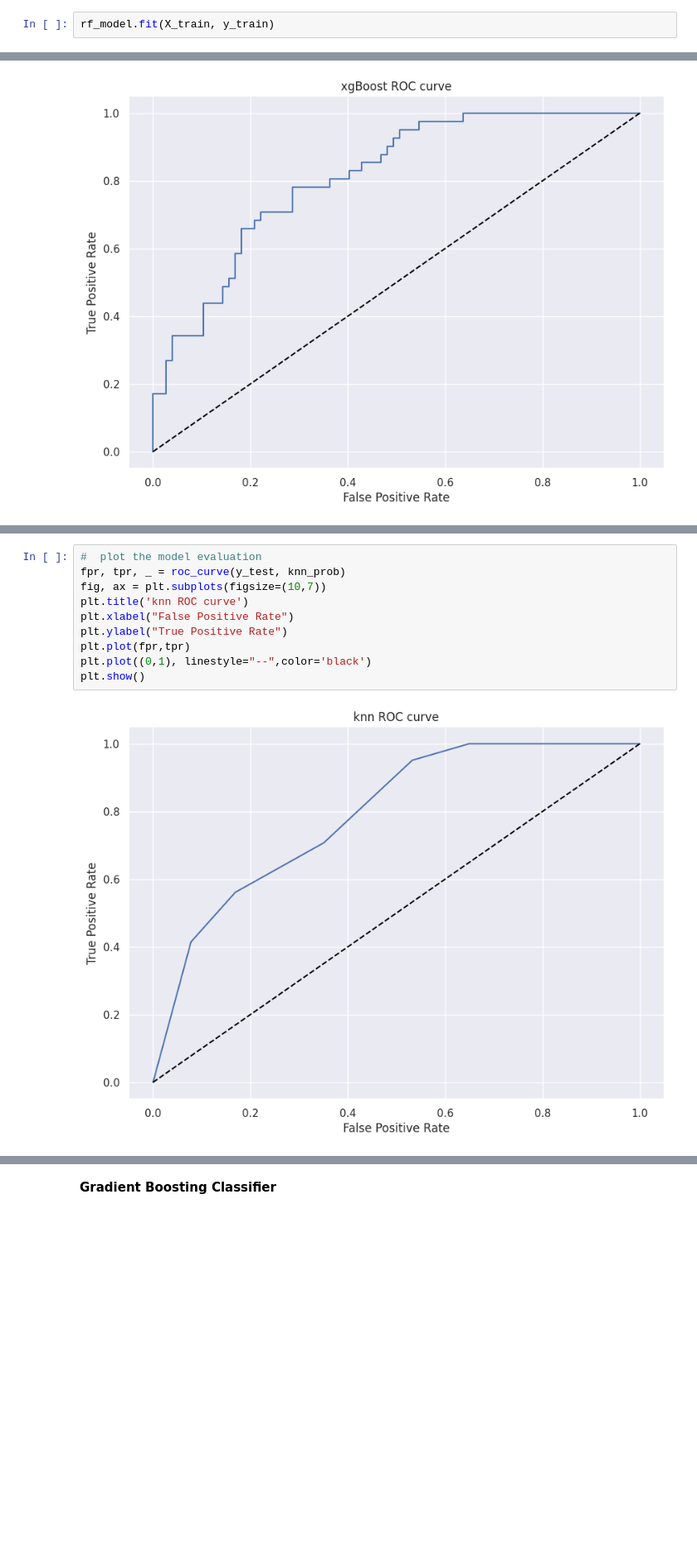
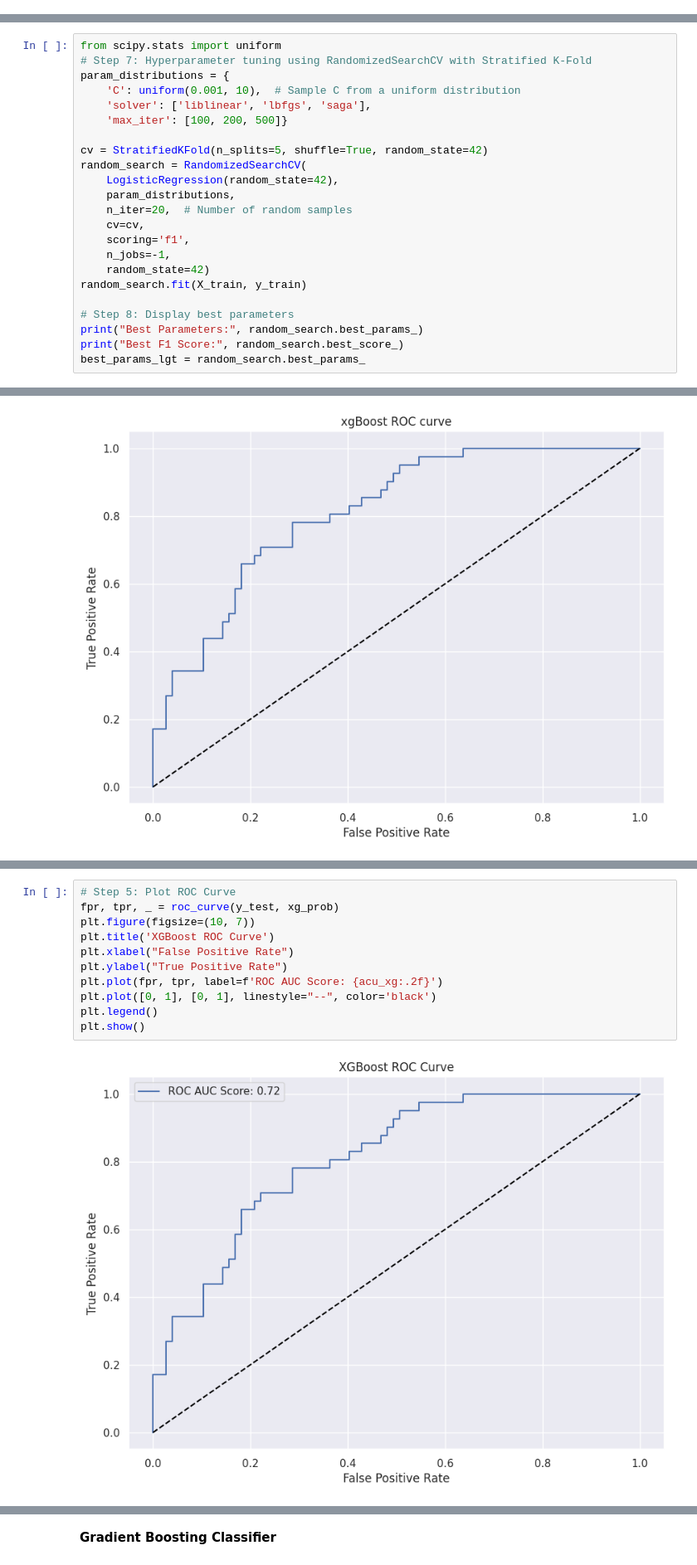
Before and after one commit to sparkysparo/Machine-Learning-for-Early-Prediction-Detection-and-Monitoring-of-Sepsis-in-A-E-and-ICU, a Jupyter notebook: Project_MSC_Machine_Learning_for_Early_Prediction,Detection_and_Monitoring_of_Sepsis_in_A&E_and_ICU_Settings.ipynb, the cells around one changed output, grey strips where cells are left out. Shown at 83% size. Drawn from its saved outputs; the diff is of its cells as text; blank space fills up the shorter version.

```diff
--- a/Project_MSC_Machine_Learning_for_Early_Prediction,Detection_and_Monitoring_of_Sepsis_in_A&E_and_ICU_Settings.ipynb
+++ b/Project_MSC_Machine_Learning_for_Early_Prediction,Detection_and_Monitoring_of_Sepsis_in_A&E_and_ICU_Settings.ipynb
@@ -1197,2 +1168,0 @@ rf_model = RandomForestClassifier(n_estimators=200, random_state=42)
-# %%
-rf_model.fit(X_train, y_train)
@@ -1244,0 +1191,23 @@ plt.show()
+# %%
+from scipy.stats import uniform
+# Step 7: Hyperparameter tuning using RandomizedSearchCV with Stratified K-Fold
+param_distributions = {
+    'C': uniform(0.001, 10),  # Sample C from a uniform distribution
+    'solver': ['liblinear', 'lbfgs', 'saga'],
+    'max_iter': [100, 200, 500]}
+
+cv = StratifiedKFold(n_splits=5, shuffle=True, random_state=42)
+random_search = RandomizedSearchCV(
+    LogisticRegression(random_state=42),
+    param_distributions,
+    n_iter=20,  # Number of random samples
+    cv=cv,
+    scoring='f1',
+    n_jobs=-1,
+    random_state=42)
+random_search.fit(X_train, y_train)
+
+# Step 8: Display best parameters
+print("Best Parameters:", random_search.best_params_)
+print("Best F1 Score:", random_search.best_score_)
+best_params_lgt = random_search.best_params_
@@ -1349,12 +1280,13 @@ ROC_AUC Score: 0.6621543778801843
 # %%
-#  plot the model evaluation
-fpr, tpr, _ = roc_curve(y_test, knn_prob)
-fig, ax = plt.subplots(figsize=(10,7))
-plt.title('knn ROC curve')
+# Step 5: Plot ROC Curve
+fpr, tpr, _ = roc_curve(y_test, xg_prob)
+plt.figure(figsize=(10, 7))
+plt.title('XGBoost ROC Curve')
 plt.xlabel("False Positive Rate")
 plt.ylabel("True Positive Rate")
-plt.plot(fpr,tpr)
-plt.plot((0,1), linestyle="--",color='black')
+plt.plot(fpr, tpr, label=f'ROC AUC Score: {acu_xg:.2f}')
+plt.plot([0, 1], [0, 1], linestyle="--", color='black')
+plt.legend()
 plt.show()
 # %% [output]
-[figure, old version]
+[figure, new version]
```
Also changed, not shown: parts of 60 cells of this notebook.
